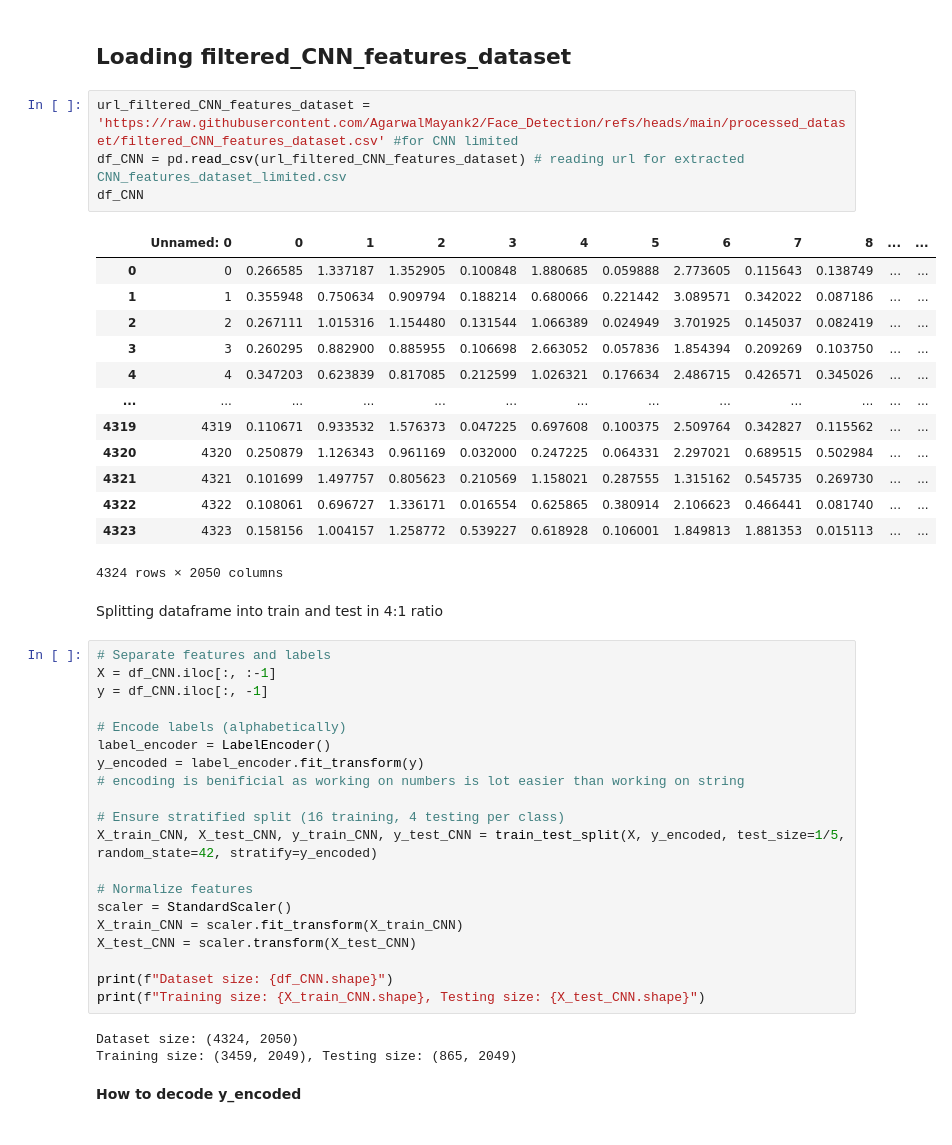
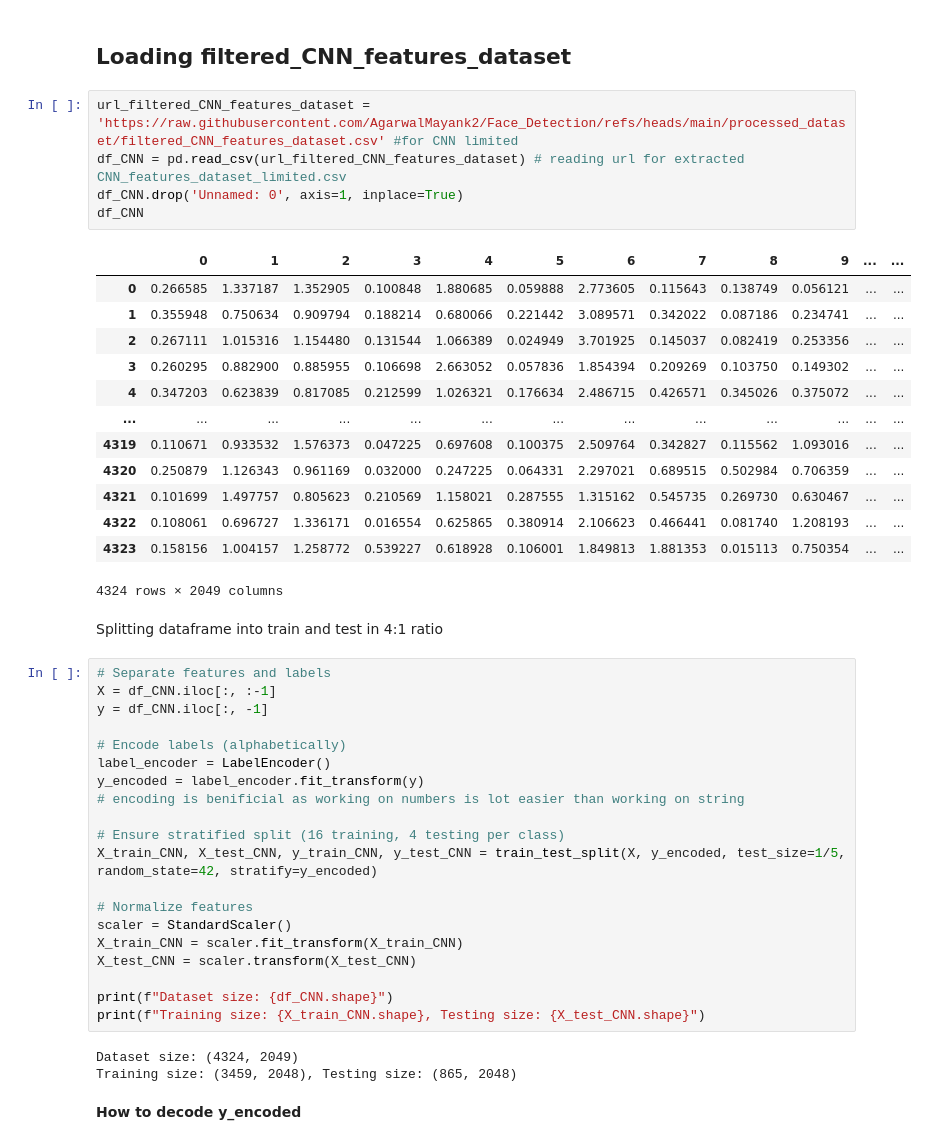
Before and after one commit to AgarwalMayank2/Face_Detection, a Jupyter notebook: processed_dataset/How_to_use_processed_dataset.ipynb, the cells around one changed output. Cells and saved outputs as stored; diff of their text form.

Commit message:
droping unwanted column 1

```diff
--- a/processed_dataset/How_to_use_processed_dataset.ipynb
+++ b/processed_dataset/How_to_use_processed_dataset.ipynb
@@ -13,21 +13,22 @@ from sklearn.preprocessing import LabelEncoder, StandardScaler
 # %%
 url_filtered_CNN_features_dataset = 'https://raw.githubusercontent.com/AgarwalMayank2/Face_Detection/refs/heads/main/processed_dataset/filtered_CNN_features_dataset.csv' #for CNN limited
 df_CNN = pd.read_csv(url_filtered_CNN_features_dataset) # reading url for extracted CNN_features_dataset_limited.csv
+df_CNN.drop('Unnamed: 0', axis=1, inplace=True)
 df_CNN
 # %% [output]
-|  | Unnamed: 0 | 0 | 1 | 2 | 3 | 4 | 5 | 6 | 7 | 8 | ... | ... |
-| 0 | 0 | 0.266585 | 1.337187 | 1.352905 | 0.100848 | 1.880685 | 0.059888 | 2.773605 | 0.115643 | 0.138749 | ... | ... |
-| 1 | 1 | 0.355948 | 0.750634 | 0.909794 | 0.188214 | 0.680066 | 0.221442 | 3.089571 | 0.342022 | 0.087186 | ... | ... |
-| 2 | 2 | 0.267111 | 1.015316 | 1.154480 | 0.131544 | 1.066389 | 0.024949 | 3.701925 | 0.145037 | 0.082419 | ... | ... |
-| 3 | 3 | 0.260295 | 0.882900 | 0.885955 | 0.106698 | 2.663052 | 0.057836 | 1.854394 | 0.209269 | 0.103750 | ... | ... |
-| 4 | 4 | 0.347203 | 0.623839 | 0.817085 | 0.212599 | 1.026321 | 0.176634 | 2.486715 | 0.426571 | 0.345026 | ... | ... |
+|  | 0 | 1 | 2 | 3 | 4 | 5 | 6 | 7 | 8 | 9 | ... | ... |
+| 0 | 0.266585 | 1.337187 | 1.352905 | 0.100848 | 1.880685 | 0.059888 | 2.773605 | 0.115643 | 0.138749 | 0.056121 | ... | ... |
+| 1 | 0.355948 | 0.750634 | 0.909794 | 0.188214 | 0.680066 | 0.221442 | 3.089571 | 0.342022 | 0.087186 | 0.234741 | ... | ... |
+| 2 | 0.267111 | 1.015316 | 1.154480 | 0.131544 | 1.066389 | 0.024949 | 3.701925 | 0.145037 | 0.082419 | 0.253356 | ... | ... |
+| 3 | 0.260295 | 0.882900 | 0.885955 | 0.106698 | 2.663052 | 0.057836 | 1.854394 | 0.209269 | 0.103750 | 0.149302 | ... | ... |
+| 4 | 0.347203 | 0.623839 | 0.817085 | 0.212599 | 1.026321 | 0.176634 | 2.486715 | 0.426571 | 0.345026 | 0.375072 | ... | ... |
 | ... | ... | ... | ... | ... | ... | ... | ... | ... | ... | ... | ... | ... |
-| 4319 | 4319 | 0.110671 | 0.933532 | 1.576373 | 0.047225 | 0.697608 | 0.100375 | 2.509764 | 0.342827 | 0.115562 | ... | ... |
-| 4320 | 4320 | 0.250879 | 1.126343 | 0.961169 | 0.032000 | 0.247225 | 0.064331 | 2.297021 | 0.689515 | 0.502984 | ... | ... |
-| 4321 | 4321 | 0.101699 | 1.497757 | 0.805623 | 0.210569 | 1.158021 | 0.287555 | 1.315162 | 0.545735 | 0.269730 | ... | ... |
-| 4322 | 4322 | 0.108061 | 0.696727 | 1.336171 | 0.016554 | 0.625865 | 0.380914 | 2.106623 | 0.466441 | 0.081740 | ... | ... |
-| 4323 | 4323 | 0.158156 | 1.004157 | 1.258772 | 0.539227 | 0.618928 | 0.106001 | 1.849813 | 1.881353 | 0.015113 | ... | ... |
+| 4319 | 0.110671 | 0.933532 | 1.576373 | 0.047225 | 0.697608 | 0.100375 | 2.509764 | 0.342827 | 0.115562 | 1.093016 | ... | ... |
+| 4320 | 0.250879 | 1.126343 | 0.961169 | 0.032000 | 0.247225 | 0.064331 | 2.297021 | 0.689515 | 0.502984 | 0.706359 | ... | ... |
+| 4321 | 0.101699 | 1.497757 | 0.805623 | 0.210569 | 1.158021 | 0.287555 | 1.315162 | 0.545735 | 0.269730 | 0.630467 | ... | ... |
+| 4322 | 0.108061 | 0.696727 | 1.336171 | 0.016554 | 0.625865 | 0.380914 | 2.106623 | 0.466441 | 0.081740 | 1.208193 | ... | ... |
+| 4323 | 0.158156 | 1.004157 | 1.258772 | 0.539227 | 0.618928 | 0.106001 | 1.849813 | 1.881353 | 0.015113 | 0.750354 | ... | ... |
-4324 rows × 2050 columns
+4324 rows × 2049 columns
 # %% [markdown]
 Splitting dataframe into train and test in 4:1 ratio
 # %%
@@ -51,8 +52,8 @@ X_test_CNN = scaler.transform(X_test_CNN)
 print(f"Dataset size: {df_CNN.shape}")
 print(f"Training size: {X_train_CNN.shape}, Testing size: {X_test_CNN.shape}")
 # %% [output]
-Dataset size: (4324, 2050)
-Training size: (3459, 2049), Testing size: (865, 2049)
+Dataset size: (4324, 2049)
+Training size: (3459, 2048), Testing size: (865, 2048)
 # %% [markdown]
 **How to decode y_encoded**
 # %%
```
Also changed, not shown: parts of 2 cells of this notebook.
